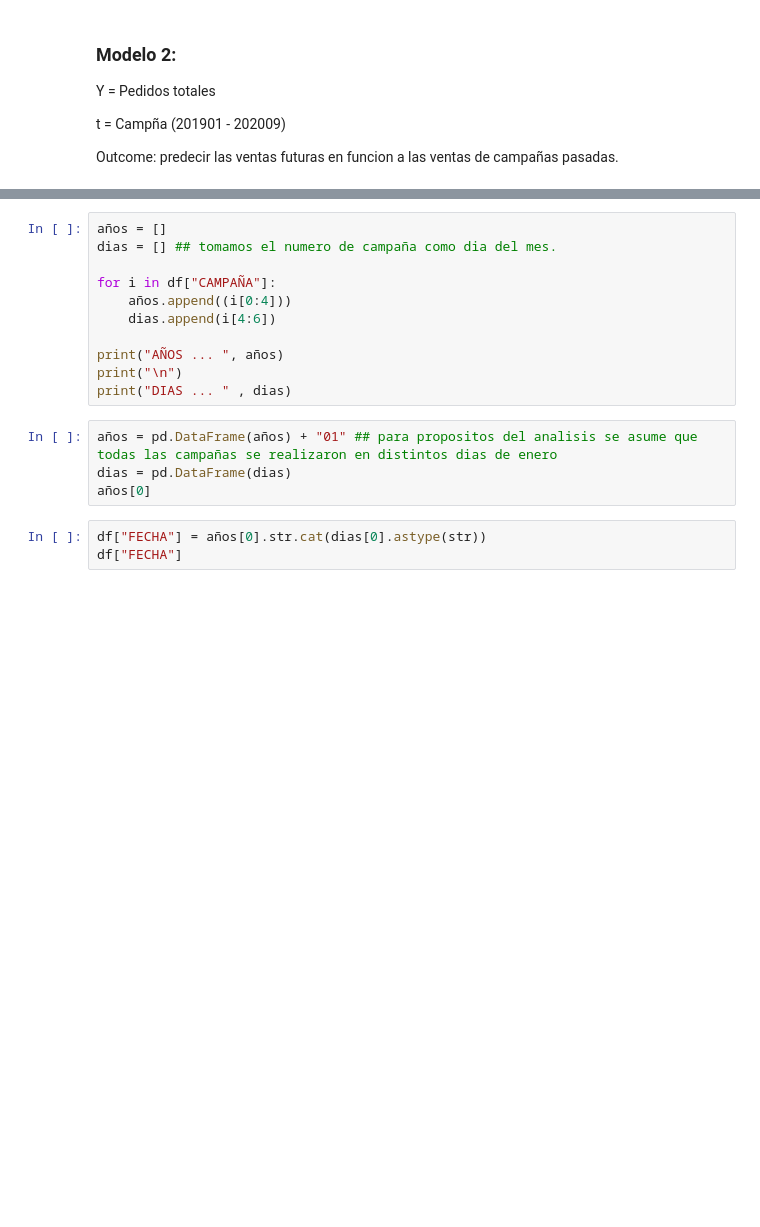
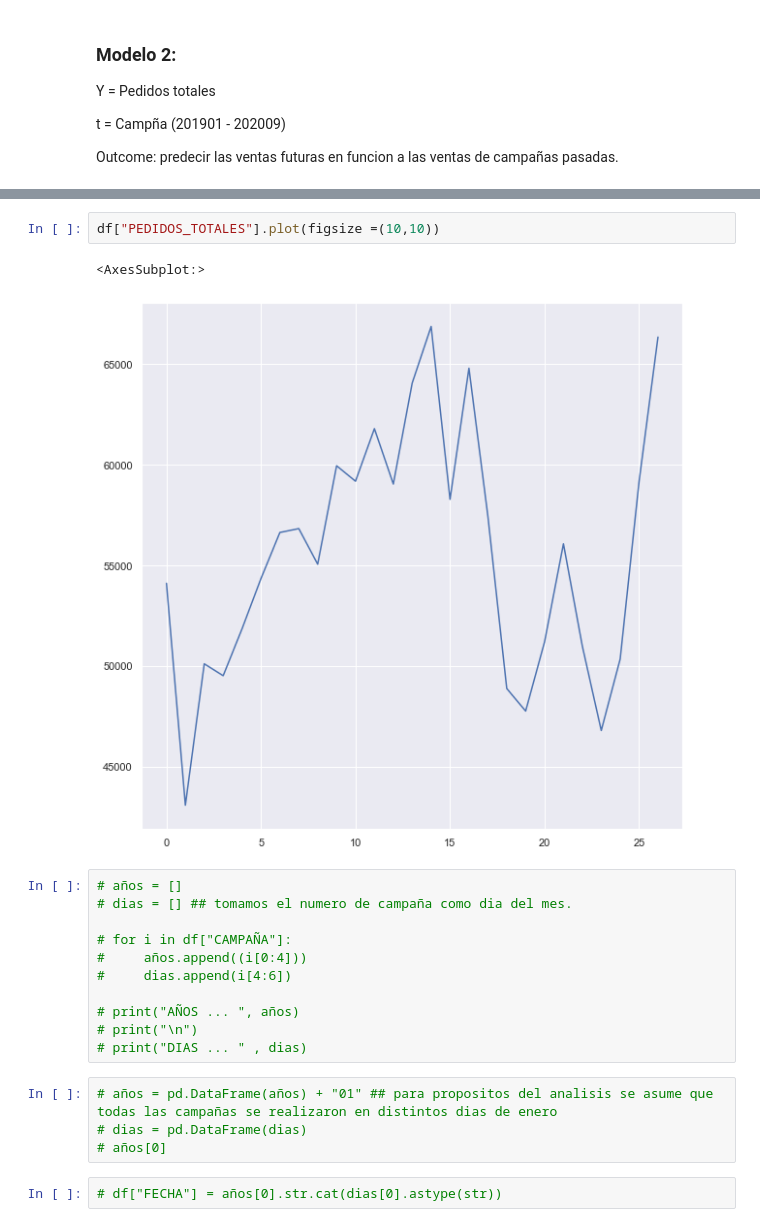
Before and after one commit to ignacio1511/Azzorti-Challenge, a Jupyter notebook: pregunta3.ipynb, the cells around one changed output, grey strips where cells are left out. Saved outputs shown, nothing was run; the diff lists cells and outputs as text; blank space fills up the shorter version.

```diff
--- a/pregunta3.ipynb
+++ b/pregunta3.ipynb
@@ -128,18 +248,22 @@ sns.scatterplot(data=df, x='CAMPAÑA', y= 'PEDIDOS_TOTALES',palette='Set2' )
+# %%
+df["PEDIDOS_TOTALES"].plot(figsize =(10,10))
+# %% [output]
+<AxesSubplot:>
+[figure, added]
 # %%
-años = []
-dias = [] ## tomamos el numero de campaña como dia del mes.
+# años = []
+# dias = [] ## tomamos el numero de campaña como dia del mes.
 
-for i in df["CAMPAÑA"]:
-    años.append((i[0:4]))
-    dias.append(i[4:6])
+# for i in df["CAMPAÑA"]:
+#     años.append((i[0:4]))
+#     dias.append(i[4:6])
 
-print("AÑOS ... ", años)
-print("\n")
-print("DIAS ... " , dias)
+# print("AÑOS ... ", años)
+# print("\n")
+# print("DIAS ... " , dias)
 # %%
-años = pd.DataFrame(años) + "01" ## para propositos del analisis se asume que todas las campañas se realizaron en distintos dias de enero
-dias = pd.DataFrame(dias)
-años[0]
+# años = pd.DataFrame(años) + "01" ## para propositos del analisis se asume que todas las campañas se realizaron en distintos dias de enero
+# dias = pd.DataFrame(dias)
+# años[0]
 # %%
-df["FECHA"] = años[0].str.cat(dias[0].astype(str))
-df["FECHA"]
+# df["FECHA"] = años[0].str.cat(dias[0].astype(str))
```
Also changed, not shown: parts of 39 cells of this notebook.
